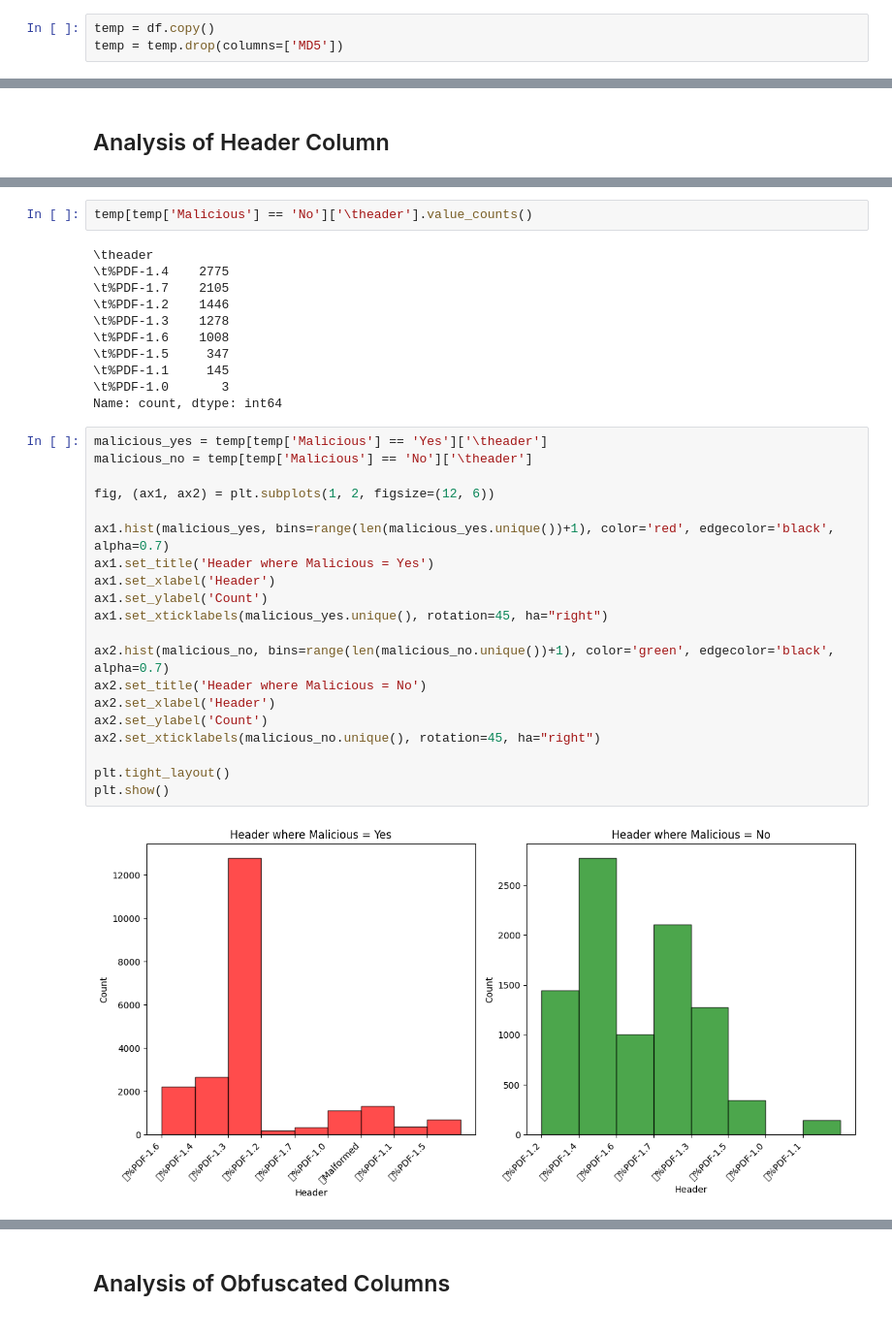
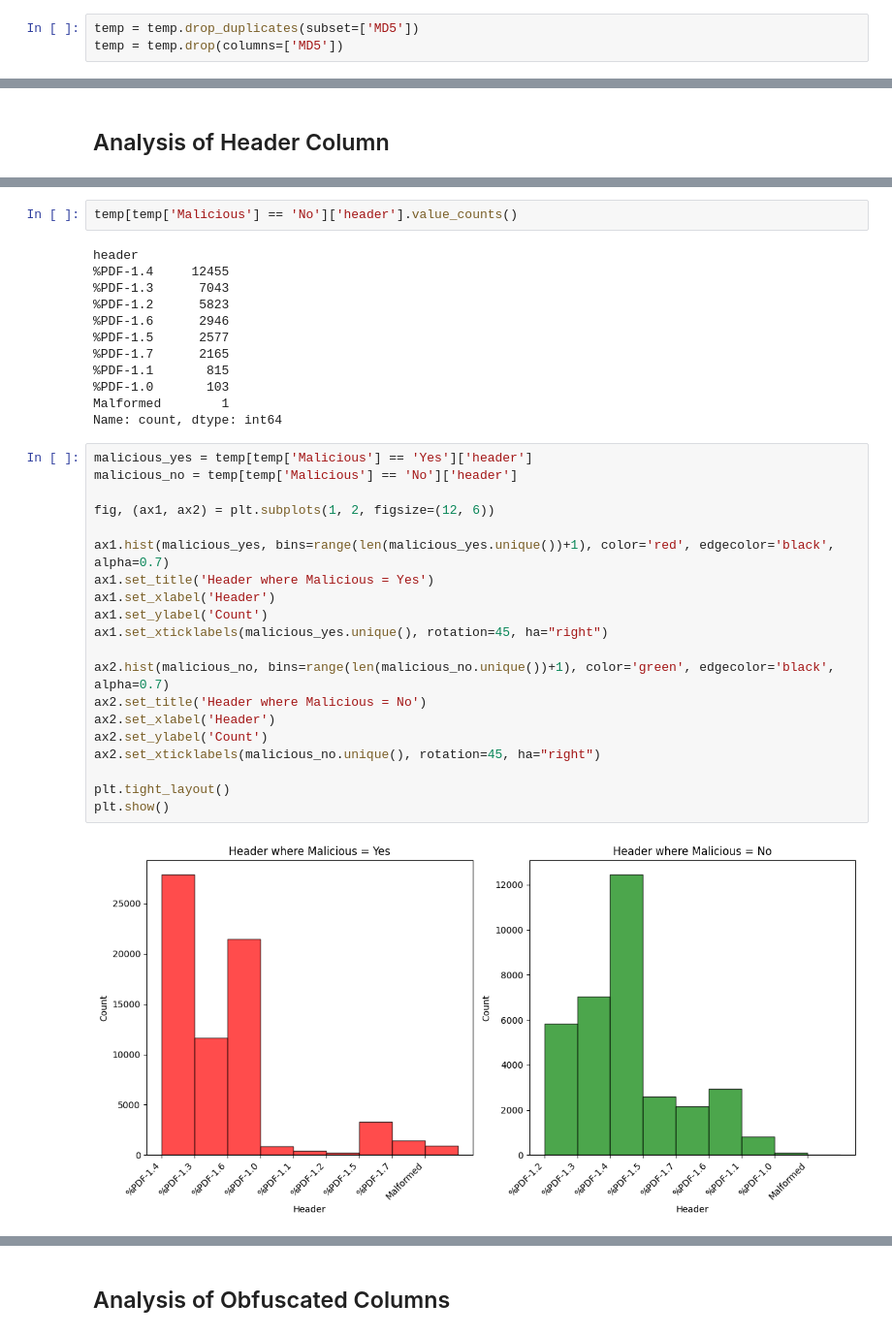
Before and after one commit to HimanS1708/CS658_Project, a Jupyter notebook: Analysis/main.ipynb, the cells around one changed output, grey strips where cells are left out. Shown at 97% size. Drawn from its saved outputs; the diff is of its cells as text.

```diff
--- a/Analysis/main.ipynb
+++ b/Analysis/main.ipynb
@@ -30,5 +38,5 @@ print(len(df['MD5']))
 # %%
-temp = df.copy()
+temp = temp.drop_duplicates(subset=['MD5'])
 temp = temp.drop(columns=['MD5'])
 # %%
 # Removing duplicates
@@ -133,39 +143,40 @@ temp[temp['Malicious'] == 'Yes']['\theader'].value_counts()
 Name: count, dtype: int64
 # %%
-temp[temp['Malicious'] == 'No']['\theader'].value_counts()
+temp[temp['Malicious'] == 'No']['header'].value_counts()
 # %% [output]
-\theader
-\t%PDF-1.4    2775
-\t%PDF-1.7    2105
-\t%PDF-1.2    1446
-\t%PDF-1.3    1278
-\t%PDF-1.6    1008
-\t%PDF-1.5     347
-\t%PDF-1.1     145
-\t%PDF-1.0       3
+header
+%PDF-1.4     12455
+%PDF-1.3      7043
+%PDF-1.2      5823
+%PDF-1.6      2946
+%PDF-1.5      2577
+%PDF-1.7      2165
+%PDF-1.1       815
+%PDF-1.0       103
+Malformed        1
 Name: count, dtype: int64
 # %%
-malicious_yes = temp[temp['Malicious'] == 'Yes']['\theader']
-malicious_no = temp[temp['Malicious'] == 'No']['\theader']
+malicious_yes = temp[temp['Malicious'] == 'Yes']['header']
+malicious_no = temp[temp['Malicious'] == 'No']['header']
 
 fig, (ax1, ax2) = plt.subplots(1, 2, figsize=(12, 6))
 
 ax1.hist(malicious_yes, bins=range(len(malicious_yes.unique())+1), color='red', edgecolor='black', alpha=0.7)
 ax1.set_title('Header where Malicious = Yes')
 ax1.set_xlabel('Header')
 ax1.set_ylabel('Count')
 ax1.set_xticklabels(malicious_yes.unique(), rotation=45, ha="right")
 
 ax2.hist(malicious_no, bins=range(len(malicious_no.unique())+1), color='green', edgecolor='black', alpha=0.7)
 ax2.set_title('Header where Malicious = No')
 ax2.set_xlabel('Header')
 ax2.set_ylabel('Count')
 ax2.set_xticklabels(malicious_no.unique(), rotation=45, ha="right")
 
 plt.tight_layout()
 plt.show()
 # %% [output]
-[figure, old version]
+[figure, new version]
 # %%
 temp.columns
 # %% [output]
```
Also changed, not shown: parts of 14 cells of this notebook, 3 other files.
